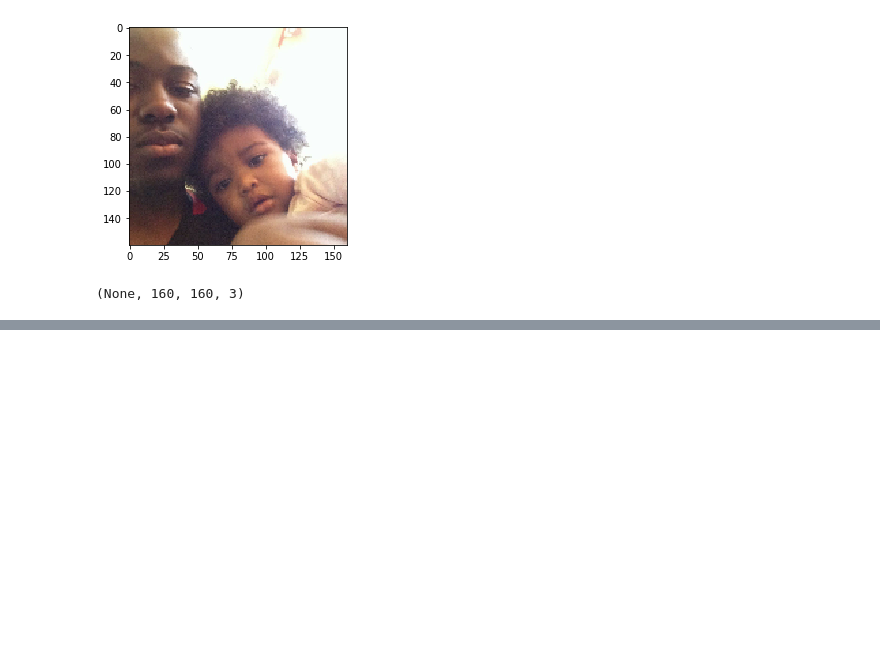
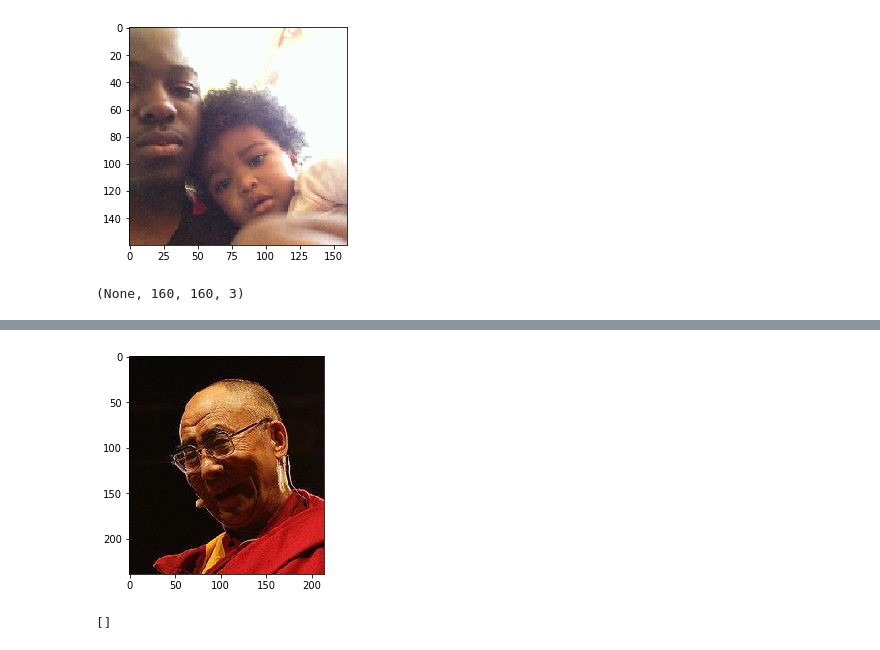
Before and after one commit to T-rex007/Face_recognition, a Jupyter notebook: test_notebook.ipynb, the cells around one changed output, grey strips where cells are left out. Cells and saved outputs as stored; diff of their text form; code cells hidden in the pictures; blank space fills up the shorter version.

Commit message:
image manager bug fixes

```diff
--- a/test_notebook.ipynb
+++ b/test_notebook.ipynb
@@ -105,0 +59,7 @@ ValueError: tf.enable_eager_execution must be called at program startup.
+# %%
+img = plt.imread("test/n000001/0275_01.jpg")
+# %%
+plt.imshow(img)
+plt.show()
+# %% [output]
+[figure, added]
@@ -105,0 +68,4 @@ ValueError: tf.enable_eager_execution must be called at program startup.
+# %%
+results
+# %% [output]
+[]
```
Also changed, not shown: parts of 5 cells of this notebook, 5 other files.
